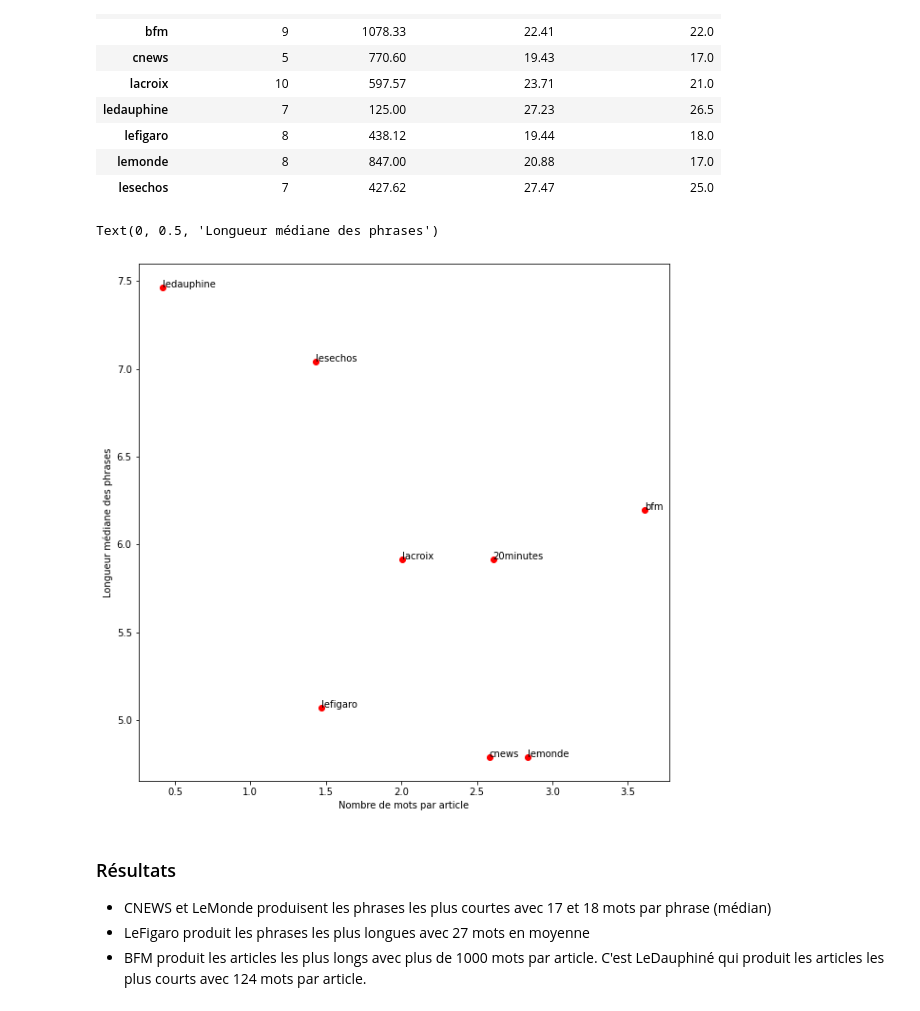
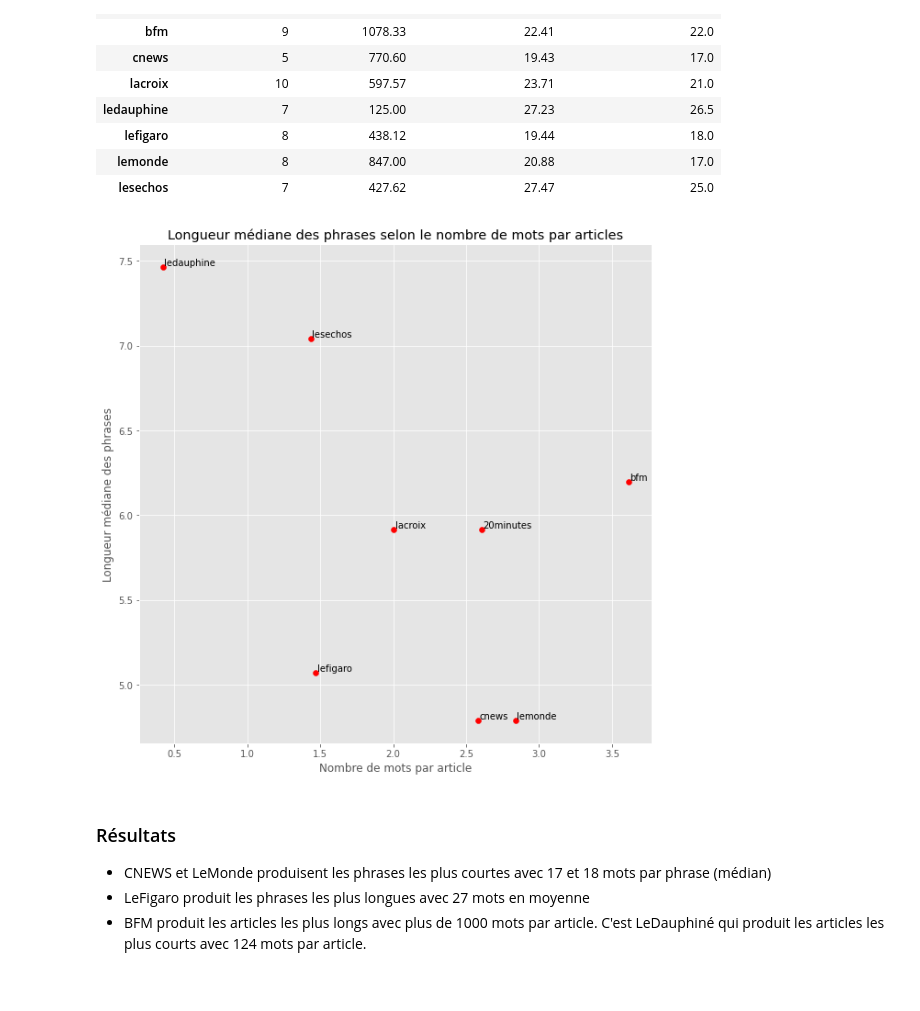
Before and after one commit to vesran/EDA-media-covid19, a Jupyter notebook: _2_Exploratory_Data_Analysis.ipynb, the cells around one changed output. Cells and saved outputs as stored; diff of their text form; code cells hidden in the pictures.

```diff
--- a/_2_Exploratory_Data_Analysis.ipynb
+++ b/_2_Exploratory_Data_Analysis.ipynb
@@ -6,6 +6,8 @@ import pickle
 import numpy as np
 import matplotlib.pyplot as plt
 from pprint import pprint
+
+plt.style.use('ggplot')
 # %%
 press = pd.read_csv('./data/press.csv')
 dtm = pickle.load(open('./data/df_dtm.pkl', 'rb'))
@@ -162,8 +166,9 @@ pprint(lda.print_topics())
 # %% [markdown]
 * **Morbidité vs traitement**
 # %%
-morbid_terms = ['mort', 'cas', 'deces', 'morts', 'mauvais']
-health_terms = ['sante', 'traitement', 'gueri', 'gueris', 'mesure', 'securite', 'gel']
+morbid_terms = ['mort', 'cas', 'deces', 'morts', 'mauvais', 'grave']
+health_terms = ['sante', 'traitement', 'gueri', 'gueris', 'mesure', 'securite', 'gel', 'guerison', 'test', 'tests']
+newspapers = press.newspaper
 
 terms_mt = []
 for newspaper in newspapers:
@@ -323,14 +333,14 @@ texts_stats
 # %%
 std_texts_stats = texts_stats.copy() / texts_stats.std()  # Standardize
 fig, ax = plt.subplots(figsize=(10, 10))
 for newspaper, x, y in zip(std_texts_stats.index, std_texts_stats['words per articles'], std_texts_stats['sentences median length']):
     ax.scatter(x, y, c='r')
-    ax.text(x+0.0001, y+0.0001, newspaper)
+    ax.text(x+0.01, y+0.01, newspaper)
 ax.set_xlabel("Nombre de mots par article")
 ax.set_ylabel('Longueur médiane des phrases')
+_ = ax.set_title("Longueur médiane des phrases selon le nombre de mots par articles")
 # %% [output]
-Text(0, 0.5, 'Longueur médiane des phrases')
-[figure, old version]
+[figure, new version]
 # %% [markdown]
 ### Résultats
 
```
Also changed, not shown: parts of 10 cells of this notebook, 1 other file.
